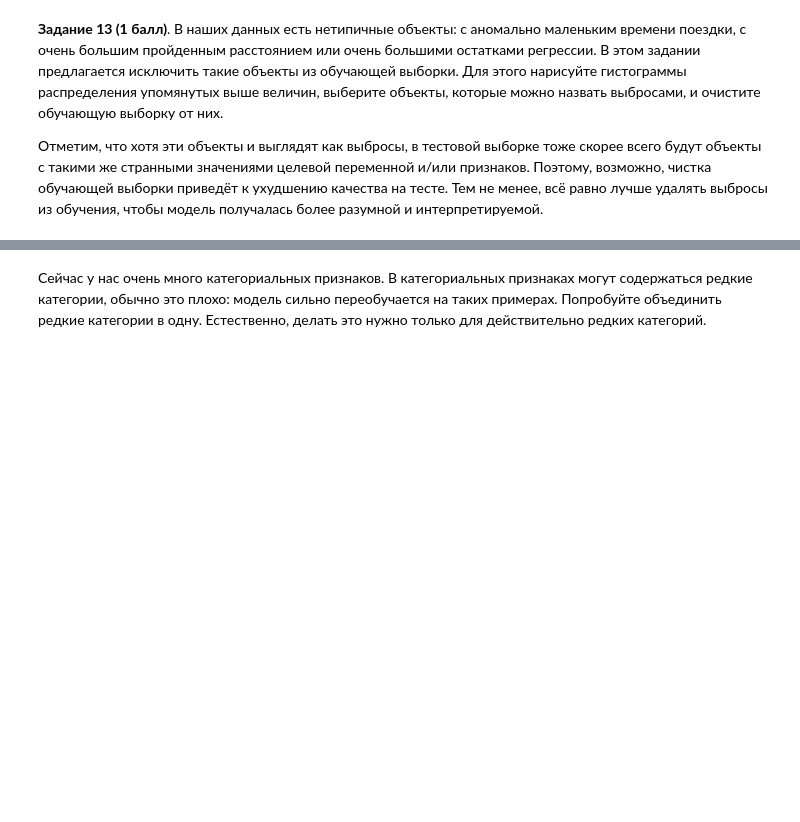
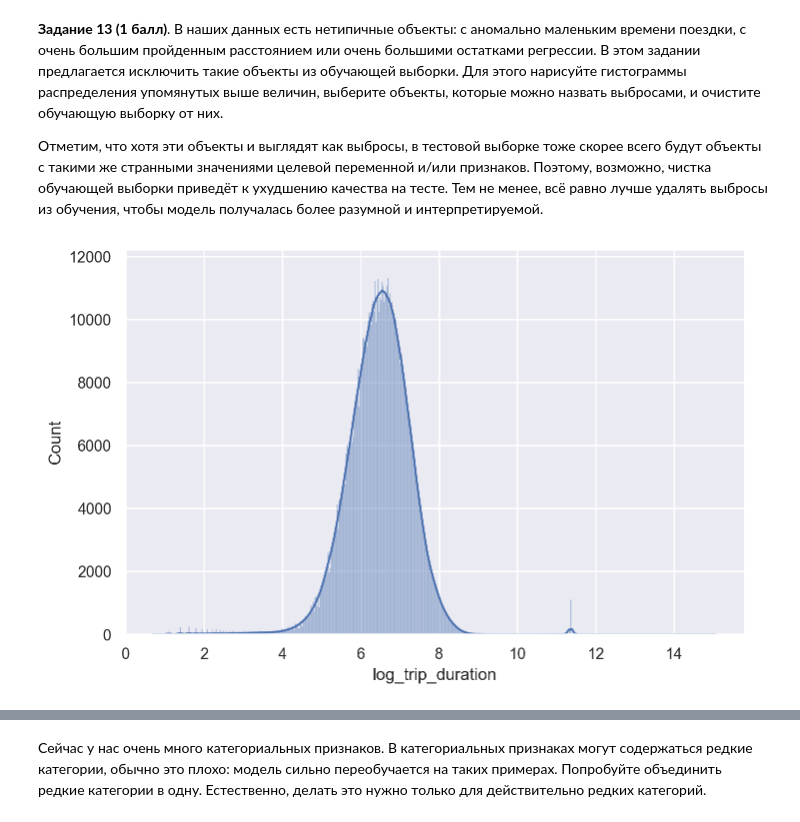
Before and after one commit to Nojatij/ml_courses, a Jupyter notebook: 1_st_course/homework/hw2/homework-practice-02-linregr.ipynb, the cells around one changed output, grey strips where cells are left out. Cells and saved outputs as stored; diff of their text form; code cells hidden in the pictures; blank space fills up the shorter version.

```diff
--- a/1_st_course/homework/hw2/homework-practice-02-linregr.ipynb
+++ b/1_st_course/homework/hw2/homework-practice-02-linregr.ipynb
@@ -644,0 +754,5 @@ X_test = X_test.merge(pd.DataFrame({'num_pickup':test_cut[1], 'num_dropoff':test
+# %%
+sns.histplot(y_train.log_trip_duration, kde = True)
+plt.show()
+# %% [output]
+[figure, added]
```
Also changed, not shown: parts of 25 cells of this notebook.
